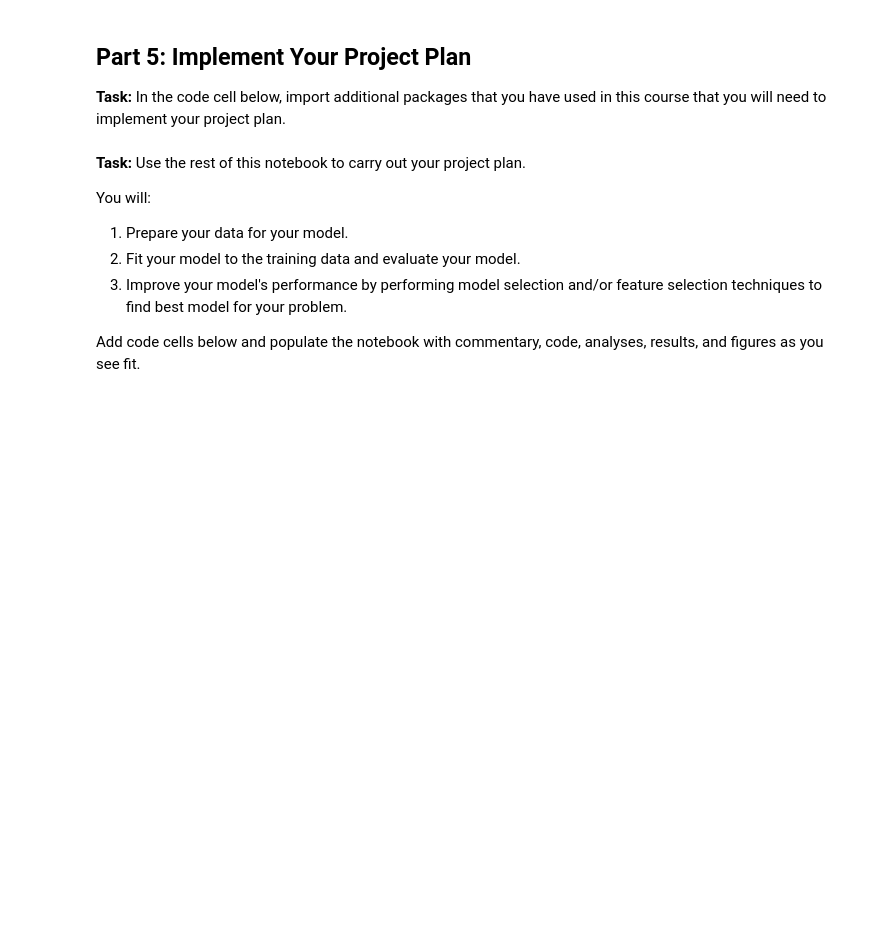
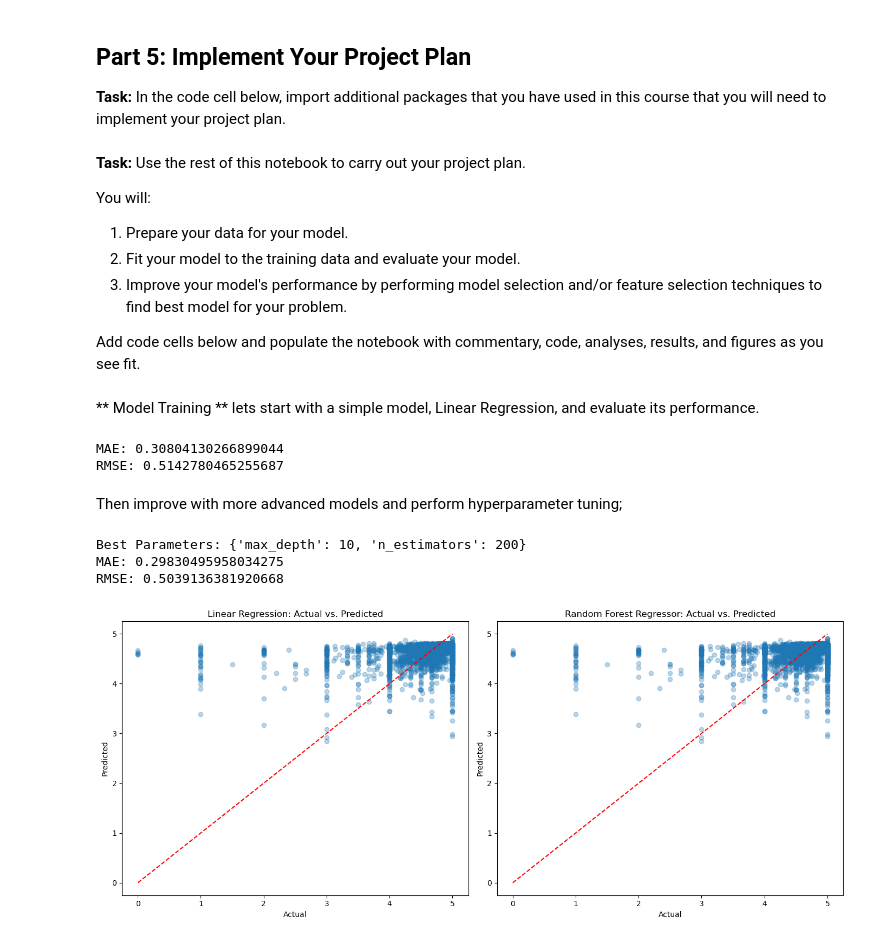
Before and after one commit to gir-ma/BTTAI_2, a Jupyter notebook: DefineAndSolveMLProblem.ipynb, the cells around one changed output. Cells and saved outputs as stored; diff of their text form; code cells hidden in the pictures; blank space fills up the shorter version.

```diff
--- a/DefineAndSolveMLProblem.ipynb
+++ b/DefineAndSolveMLProblem.ipynb
@@ -359,0 +246,78 @@ plt.show()
+# %% [markdown]
+** Model Training **
+lets start with a simple model, Linear Regression, and evaluate its performance.
+# %%
+# Train the model
+model = LinearRegression()
+model.fit(X_train, y_train)
+
+# Predict on the test set
+y_pred = model.predict(X_test)
+
+# Evaluate the model
+mae = mean_absolute_error(y_test, y_pred)
+rmse = mean_squared_error(y_test, y_pred, squared=False)
+
+print(f'MAE: {mae}')
+print(f'RMSE: {rmse}')
+# %% [output]
+MAE: 0.30804130266899044
+RMSE: 0.5142780465255687
+# %% [markdown]
+Then improve with more advanced models and perform hyperparameter tuning;
+# %%
+# Define the model
+model = RandomForestRegressor(random_state=42)
+
+# Define the parameter grid
+param_grid = {
+    'n_estimators': [100, 200],
+    'max_depth': [None, 10, 20]
+}
+
+# Perform grid search
+grid_search = GridSearchCV(model, param_grid, cv=3, scoring='neg_mean_absolute_error')
+grid_search.fit(X_train, y_train)
+
+# Best model and parameters
+best_model = grid_search.best_estimator_
+best_params = grid_search.best_params_
+
+# Predict on the test set
+y_pred = best_model.predict(X_test)
+
+# Evaluate the best model
+mae = mean_absolute_error(y_test, y_pred)
+rmse = mean_squared_error(y_test, y_pred, squared=False)
+
+print(f'Best Parameters: {best_params}')
+print(f'MAE: {mae}')
+print(f'RMSE: {rmse}')
+# %% [output]
+Best Parameters: {'max_depth': 10, 'n_estimators': 200}
+MAE: 0.29830495958034275
+RMSE: 0.5039136381920668
+# %%
+
+# Scatter plot of Actual vs. Predicted values for Linear Regression
+plt.figure(figsize=(14, 6))
+
+plt.subplot(1, 2, 1)
+plt.scatter(y_test, y_pred, alpha=0.3)
+plt.plot([y_test.min(), y_test.max()], [y_test.min(), y_test.max()], 'r--')
+plt.xlabel('Actual')
+plt.ylabel('Predicted')
+plt.title('Linear Regression: Actual vs. Predicted')
+
+# Scatter plot of Actual vs. Predicted values for Random Forest Regressor
+plt.subplot(1, 2, 2)
+plt.scatter(y_test, y_pred, alpha=0.3)
+plt.plot([y_test.min(), y_test.max()], [y_test.min(), y_test.max()], 'r--')
+plt.xlabel('Actual')
+plt.ylabel('Predicted')
+plt.title('Random Forest Regressor: Actual vs. Predicted')
+
+plt.tight_layout()
+plt.show()
+# %% [output]
+[figure, added]
```
Also changed, not shown: parts of 8 cells of this notebook, 4 other files.
